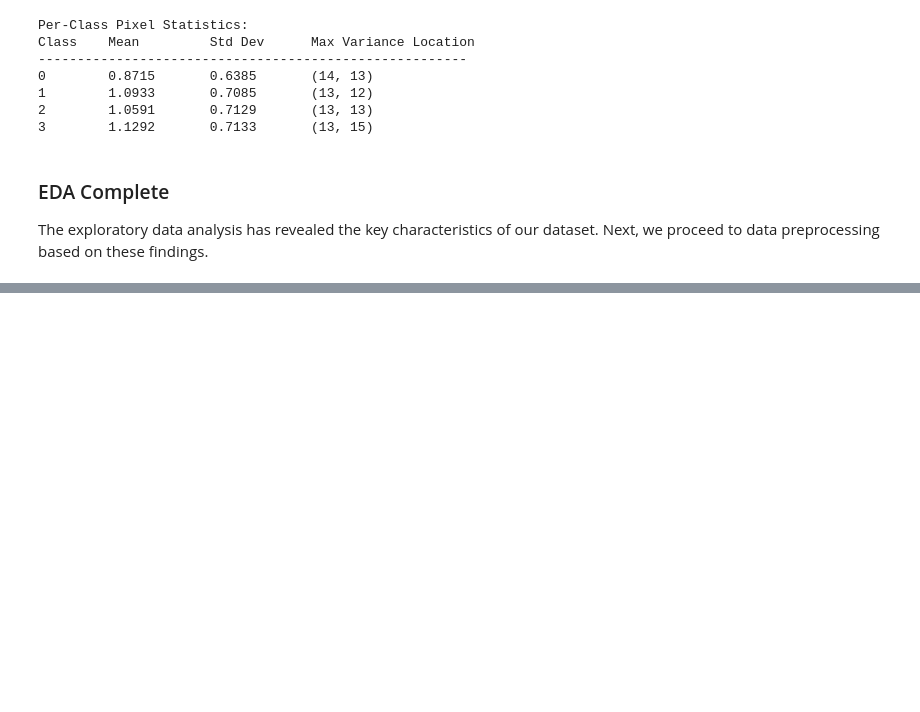
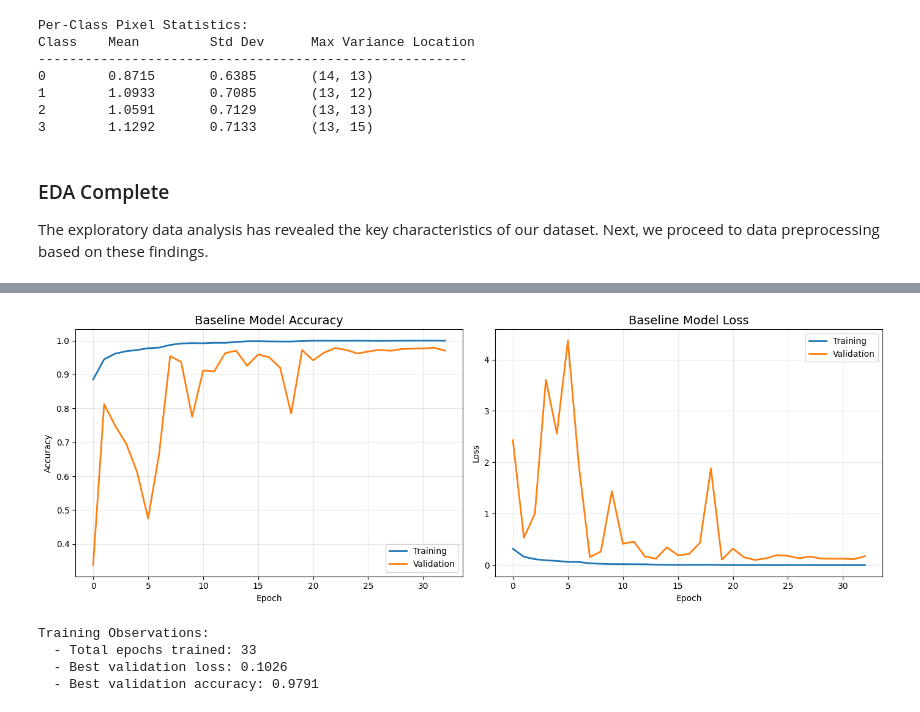
Before and after one commit to NghiaNguyen170192/cosc3007-deep-learning, a Jupyter notebook: assignments/Assignment-01-DUE-2025-12-06/submission_s3343711.ipynb, the cells around one changed output, grey strips where cells are left out. Drawn from its saved outputs; the diff is of its cells as text; code cells hidden in the pictures; blank space fills up the shorter version.

```diff
--- a/assignments/Assignment-01-DUE-2025-12-06/submission_s3343711.ipynb
+++ b/assignments/Assignment-01-DUE-2025-12-06/submission_s3343711.ipynb
@@ -737,0 +807,37 @@ The implemented CNN successfully classifies 32×32 grayscale images into 4 class
+# %%
+# Training configuration
+EPOCHS = 50  # Reduced from 100; early stopping typically triggers around epoch 30-40
+BATCH_SIZE = 32
+
+# Define callbacks
+training_callbacks = [
+    callbacks.EarlyStopping(
+        monitor="val_loss", patience=10, restore_best_weights=True, verbose=1
+    ),
+    callbacks.ReduceLROnPlateau(
+        monitor="val_loss", factor=0.5, patience=5, min_lr=1e-6, verbose=1
+    ),
+]
+
+# Train the model
+print("Starting training...")
+print(f"Training samples: {len(X_train)}")
+print(f"Validation samples: {len(X_val)}")
+print(f"Batch size: {BATCH_SIZE}")
+print(f"Max epochs: {EPOCHS}")
+print("-" * 50)
+
+history = model.fit(
+    X_train,
+    y_train,
+    validation_data=(X_val, y_val),
+    epochs=EPOCHS,
+    batch_size=BATCH_SIZE,
+    callbacks=training_callbacks,
+    verbose=1,
+)
+
+print("\n" + "=" * 50)
+print("Training completed!")
+print(f"Best validation accuracy: {max(history.history['val_accuracy']):.4f}")
+print(f"Final training accuracy: {history.history['accuracy'][-1]:.4f}")
@@ -737,0 +862,14 @@ The implemented CNN successfully classifies 32×32 grayscale images into 4 class
+# %%
+# Plot training history using helper function
+training_stats = plot_training_history(history, title_prefix="Baseline")
+
+print("\nTraining Observations:")
+print(f"  - Total epochs trained: {training_stats['epochs']}")
+print(f"  - Best validation loss: {training_stats['best_val_loss']:.4f}")
+print(f"  - Best validation accuracy: {training_stats['best_val_accuracy']:.4f}")
+# %% [output]
+[figure, added]
+Training Observations:
+  - Total epochs trained: 33
+  - Best validation loss: 0.1026
+  - Best validation accuracy: 0.9791
```
Also changed, not shown: parts of 45 cells of this notebook.
